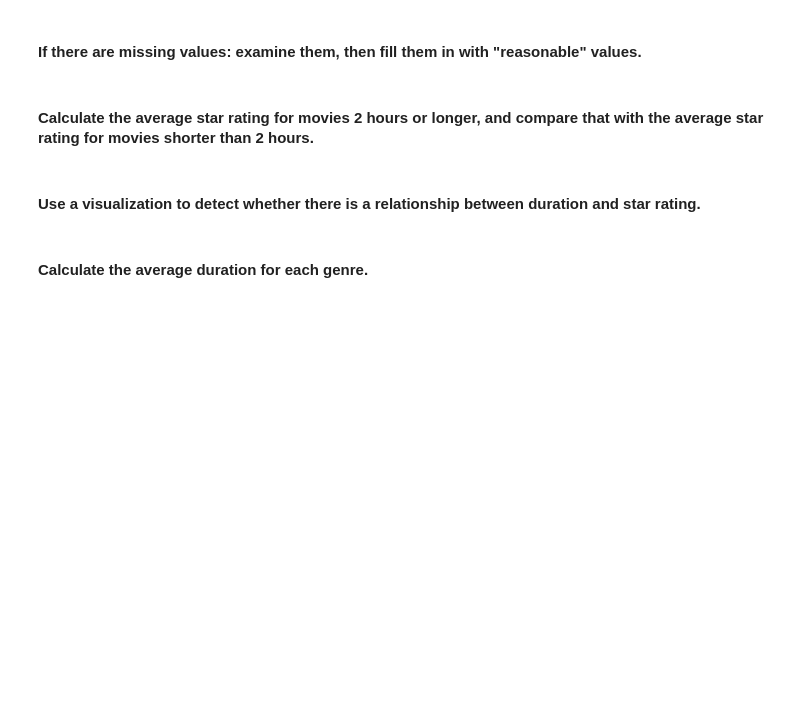
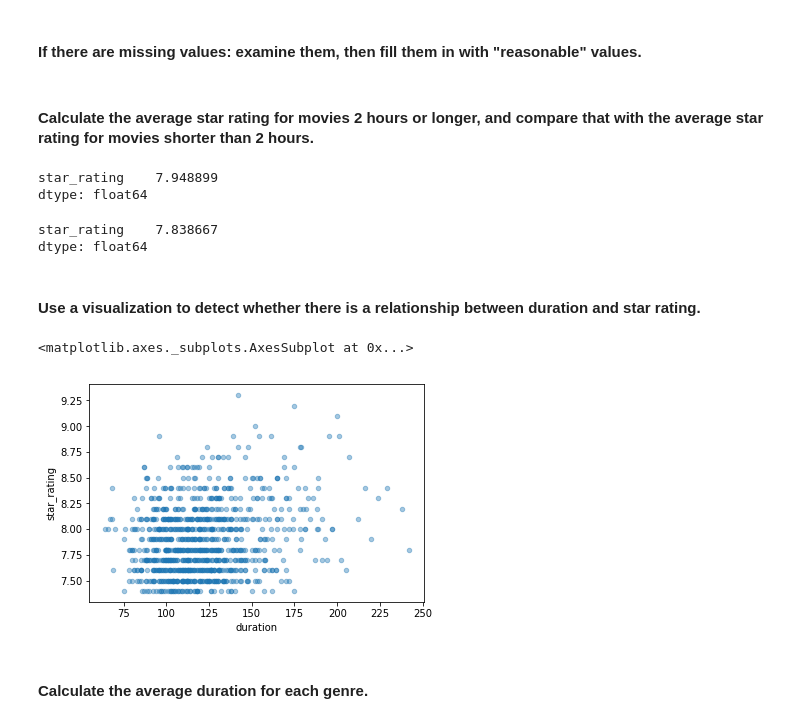
Before and after one commit to naidaire/unit_project2, a Jupyter notebook: imdb.ipynb, the cells around one changed output. Saved outputs shown, nothing was run; the diff lists cells and outputs as text; code cells hidden in the pictures; blank space fills up the shorter version.

Commit message:
updated answers, draft 1

```diff
--- a/imdb.ipynb
+++ b/imdb.ipynb
@@ -139,2 +138,7 @@ Text(0,0.5,'Count')
+# %%
+#Answer:
+
+unrated = movies.content_rating.isin(['NOT RATED', 'APPROVED', 'PASSED', 'GP'])
+movies.loc[unrated,'content_rating'] = 'UNRATED'
 # %% [markdown]
 #### Convert the following content ratings to "NC-17": X, TV-MA.
@@ -143,2 +145,6 @@ Text(0,0.5,'Count')
+# %%
+# Answer:
+nc17 = movies.content_rating.isin(['X' ,'TV-MA'])
+movies.loc[nc17, 'content_rating'] = 'NC-17'
 # %% [markdown]
 #### Count the number of missing values in each column.
@@ -151,2 +174,7 @@ Text(0,0.5,'Count')
+# %%
+# Answer:
+
+isnull_content_rating = movies.loc[:,'content_rating'].isnull()
+movies.loc[isnull_content_rating,'content_rating'] = 'PG'
 # %% [markdown]
 #### Calculate the average star rating for movies 2 hours or longer, and compare that with the average star rating for movies shorter than 2 hours.
@@ -155,2 +181,16 @@ Text(0,0.5,'Count')
+# %%
+# Answer:
+
+movies_greaterthan_120min = movies.loc[:,'duration'] >= 120
+movies.loc[movies_greaterthan_120min, :'star_rating'].mean()
+# %% [output]
+star_rating    7.948899
+dtype: float64
+# %%
+movies_lessthan_120min = movies.loc[:,'duration'] < 120
+movies.loc[movies_lessthan_120min, :'star_rating'].mean()
+# %% [output]
+star_rating    7.838667
+dtype: float64
 # %% [markdown]
 #### Use a visualization to detect whether there is a relationship between duration and star rating.
@@ -159,2 +197,8 @@ Text(0,0.5,'Count')
+# %%
+# Answer:
+movies.plot(kind = 'scatter', x = 'duration', y = 'star_rating', alpha = .4)
+# %% [output]
+<matplotlib.axes._subplots.AxesSubplot at 0x...>
+[figure, added]
 # %% [markdown]
 #### Calculate the average duration for each genre.
```
Also changed, not shown: parts of 24 cells of this notebook.
